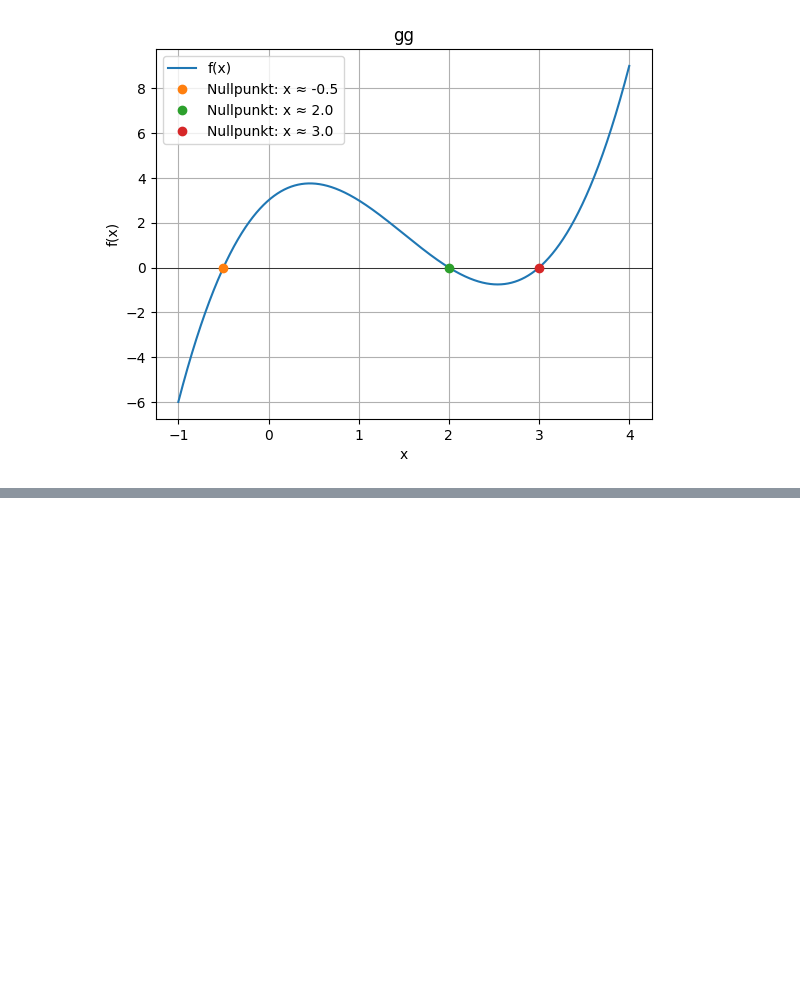
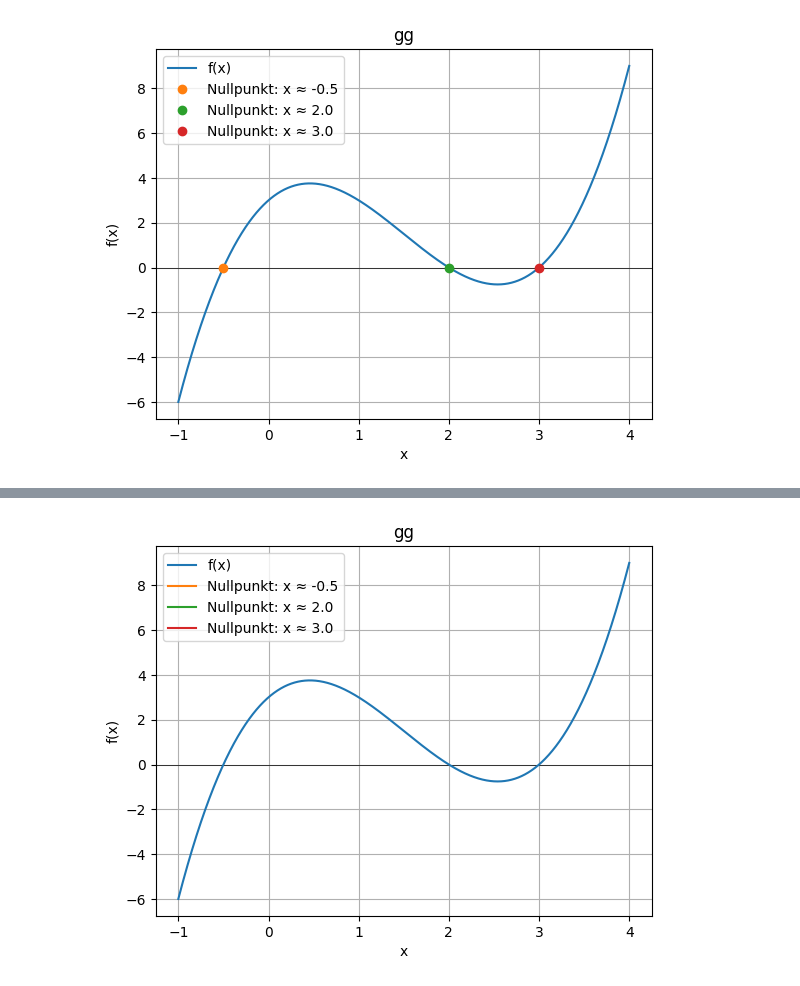
Before and after one commit to RohaanMooken/School, a Jupyter notebook: R1/Nullpunkter/Nullpunkt_2.ipynb, the cells around one changed output, grey strips where cells are left out. Saved outputs shown, nothing was run; the diff lists cells and outputs as text; code cells hidden in the pictures; blank space fills up the shorter version.

```diff
--- a/R1/Nullpunkter/Nullpunkt_2.ipynb
+++ b/R1/Nullpunkter/Nullpunkt_2.ipynb
@@ -91,0 +106,3 @@ plt.show()
+# %%
+x_min = -1
+x_max =  4
@@ -91,0 +112,10 @@ plt.show()
+# %%
+x_steg = 0.001
+
+x = x_min
+while x <= x_max:
+    if f(x)*f(x + x_steg) < 0:
+        xn = x + 0.5*x_steg
+        print("Nullpunkt: x ≈ " + str(round(xn,2)))
+
+    x += x_steg
@@ -91,0 +132,15 @@ plt.show()
+# %%
+nullpunkt = []
+
+x_steg = 0.001
+
+x = x_min
+while x <= x_max:
+    if f(x)*f(x + x_steg) < 0:
+        xn = x + 0.5*x_steg
+        nullpunkt.append(round(xn,2))
+
+    x += x_steg
+
+for i in range(3):
+    print("Nullpunkt: x =",nullpunkt[i])
@@ -91,0 +165,18 @@ plt.show()
+# %%
+plt.axhline(0, color='black', linewidth=0.5)
+
+x_verdier = [x / 1000 for x in range(int(x_min * 1000), int(x_max * 1000) + 1)]
+y_verdier = [f(x) for x in x_verdier]
+plt.plot(x_verdier, y_verdier, label='f(x)')
+
+for nullpunkt_x in nullpunkt:
+    plt.plot(nullpunkt_x, f(nullpunkt_x),  label=f'Nullpunkt: x ≈ {nullpunkt_x}')
+
+plt.legend()
+plt.xlabel('x')
+plt.ylabel('f(x)')
+plt.title('gg')
+plt.grid(True)
+plt.show()
+# %% [output]
+[figure, added]
```
Also changed, not shown: parts of 11 cells of this notebook.
